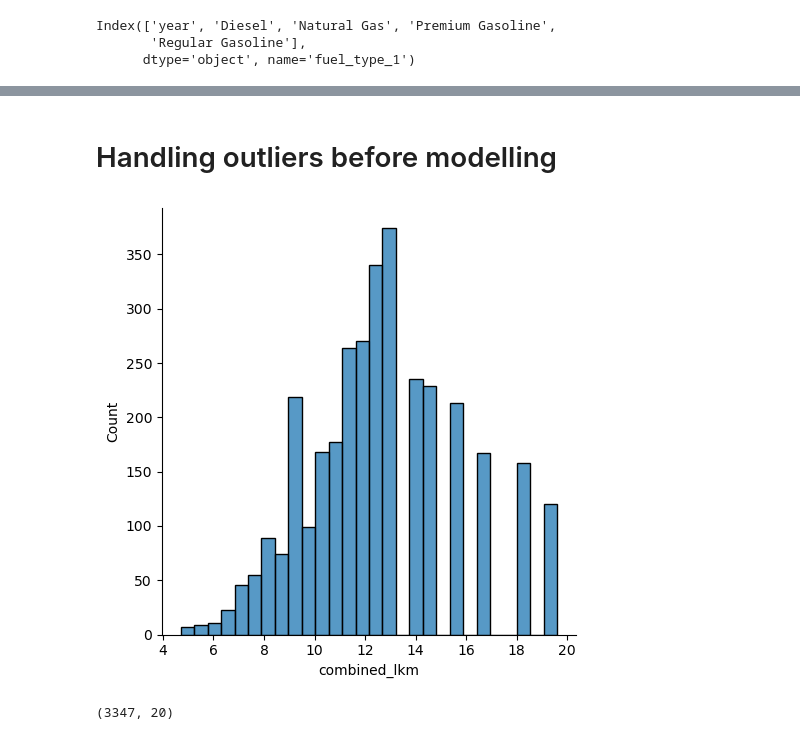
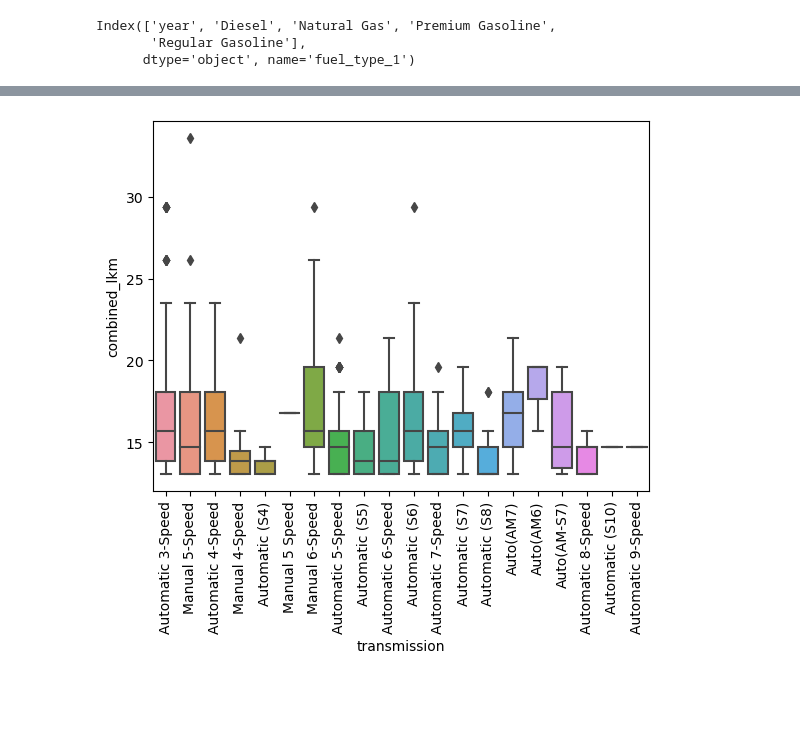
Before and after one commit to mstf53/mid-bootcamp, a Jupyter notebook: test.ipynb, the cells around one changed output, grey strips where cells are left out. Cells and saved outputs as stored; diff of their text form; code cells hidden in the pictures; blank space fills up the shorter version.

```diff
--- a/test.ipynb
+++ b/test.ipynb
@@ -835,2 +664,0 @@ plt.show()
-# %% [markdown]
-# Handling outliers before modelling
@@ -841,10 +665,8 @@ lower_limit = np.percentile(data['combined_lkm'],25) - 1.5*iqr
-# %%
-datam = data[(data['combined_lkm']>lower_limit) & (data['combined_lkm']<upper_limit)]
-sns.displot(datam['combined_lkm'])
-plt.show()
-# %% [output]
-[figure, removed]
-# %%
-datam.shape
-# %% [output]
-(3347, 20)
+# %%
+data1_new = data1[data1['combined_lkm'] > data1['combined_lkm'].median()]
+sns.boxplot(data=data1_new, x="transmission", y="combined_lkm")
+plt.xticks(rotation=90)
+plt.savefig("images/output13.png",dpi=300,bbox_inches="tight")
+plt.show();
+# %% [output]
+[figure, added]
```
Also changed, not shown: parts of 150 cells of this notebook, 12 other files.
